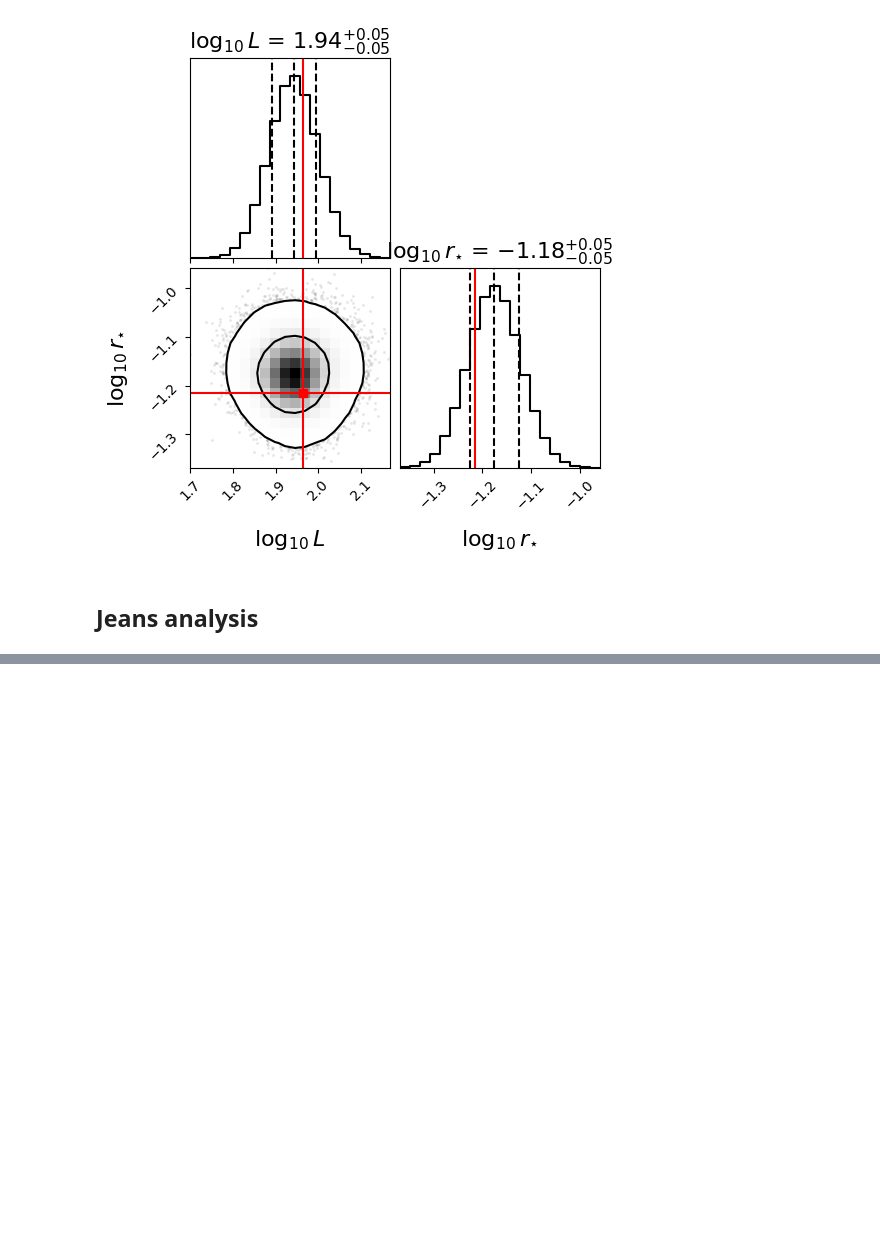
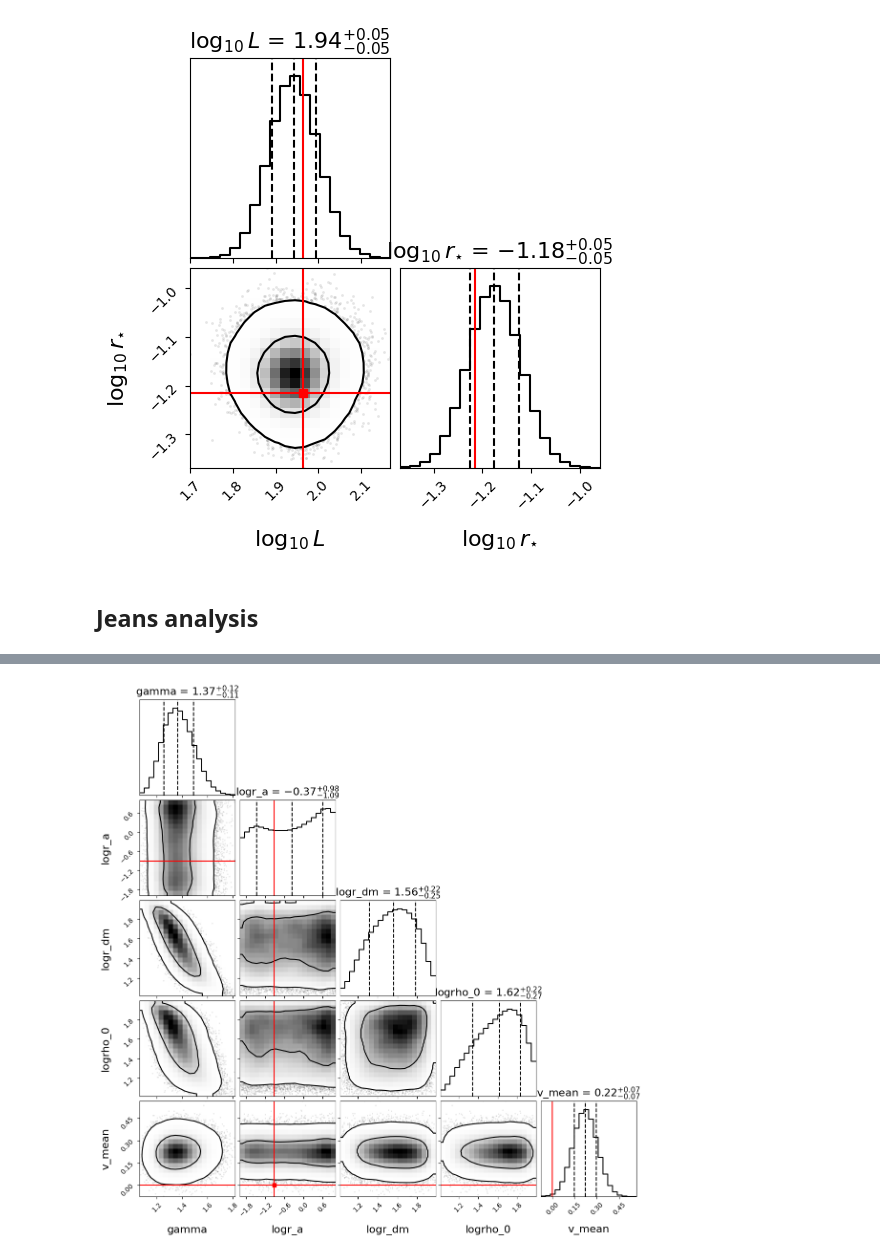
Before and after one commit to trivnguyen/JeansGNN, a Jupyter notebook: experiments/example_binned_jeans_prob_prog.ipynb, the cells around one changed output, grey strips where cells are left out. Drawn from its saved outputs; the diff is of its cells as text; code cells hidden in the pictures; blank space fills up the shorter version.

```diff
--- a/experiments/example_binned_jeans_prob_prog.ipynb
+++ b/experiments/example_binned_jeans_prob_prog.ipynb
@@ -484 +501,11 @@ svi_results = svi.run(rng_key, 10_000)
+# %%
+posterior_dict = get_posterior_samples(num_samples=50_000)
+
+labels = ['gamma', 'logr_a', 'logr_dm', 'logrho_0', 'v_mean']
+labels_truth = ['dm_gamma', 'df_log_r_a', 'dm_log_r_dm', 'dm_log_rho_0']
+samples = np.array([posterior_dict[label] for label in labels]).T
+truths = np.array([truth_parameters[label] for label in labels_truth] + [0.]).T
+corner.corner(samples, truths=truths, **plot_args);
+# %% [output]
+[figure, added]
 # %%
```
Also changed, not shown: parts of 12 cells of this notebook, 2 other files.
